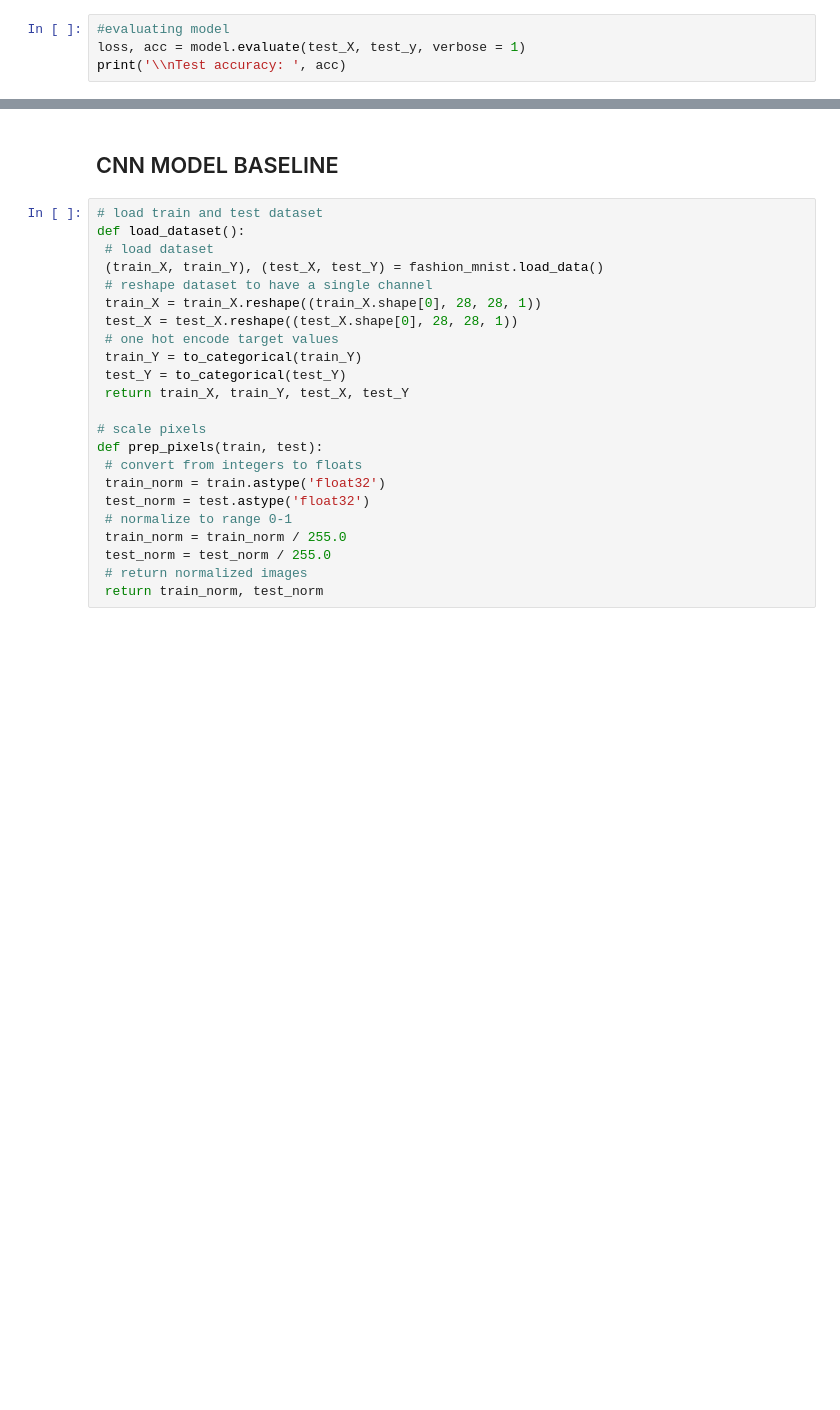
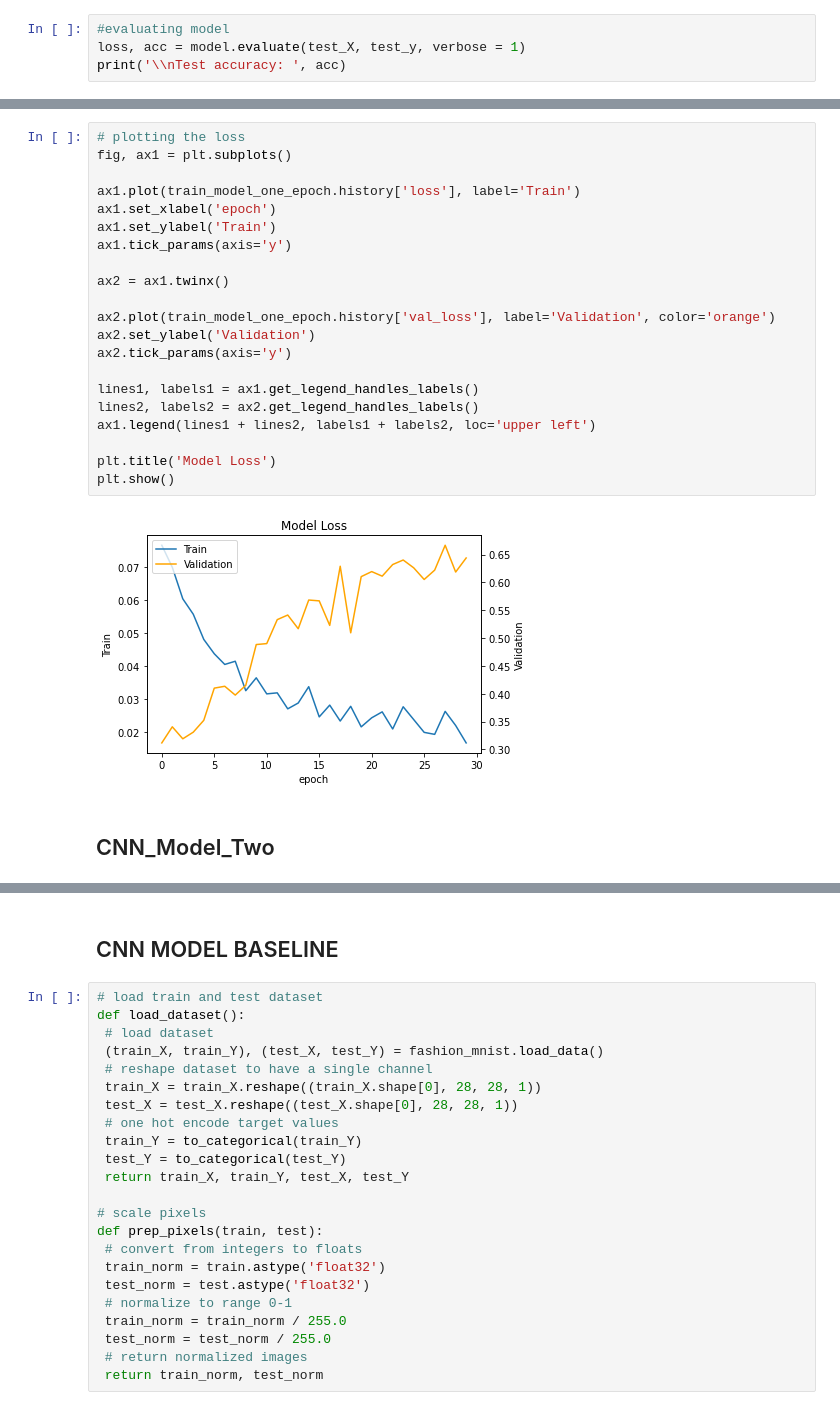
Before and after one commit to sba22177/MSc_S2_CA01_sba22177, a Jupyter notebook: S2_CA01_sba22177.ipynb, the cells around one changed output, grey strips where cells are left out. Saved outputs shown, nothing was run; the diff lists cells and outputs as text; blank space fills up the shorter version.

```diff
--- a/S2_CA01_sba22177.ipynb
+++ b/S2_CA01_sba22177.ipynb
@@ -133,0 +248,25 @@ print('\nTest accuracy: ', acc)
+# %%
+# plotting the loss
+fig, ax1 = plt.subplots()
+
+ax1.plot(train_model_one_epoch.history['loss'], label='Train')
+ax1.set_xlabel('epoch')
+ax1.set_ylabel('Train')
+ax1.tick_params(axis='y')
+
+ax2 = ax1.twinx()
+
+ax2.plot(train_model_one_epoch.history['val_loss'], label='Validation', color='orange')
+ax2.set_ylabel('Validation')
+ax2.tick_params(axis='y')
+
+lines1, labels1 = ax1.get_legend_handles_labels()
+lines2, labels2 = ax2.get_legend_handles_labels()
+ax1.legend(lines1 + lines2, labels1 + labels2, loc='upper left')
+
+plt.title('Model Loss')
+plt.show()
+# %% [output]
+[figure, added]
+# %% [markdown]
+## CNN_Model_Two
```
Also changed, not shown: parts of 20 cells of this notebook, 3 other files.
